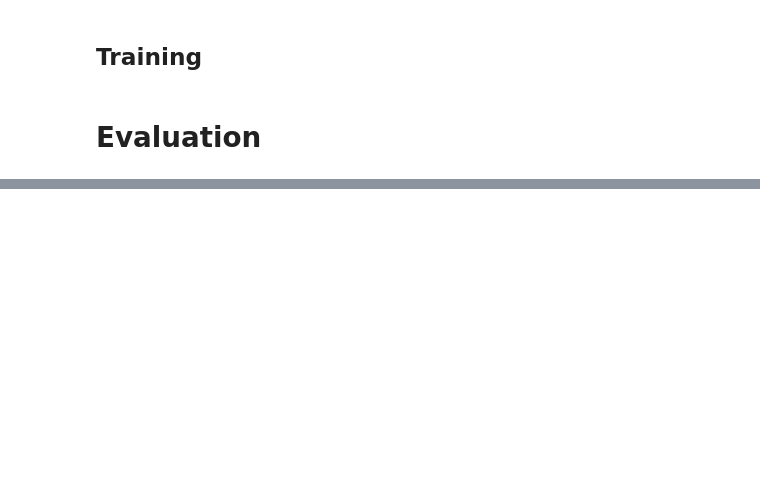
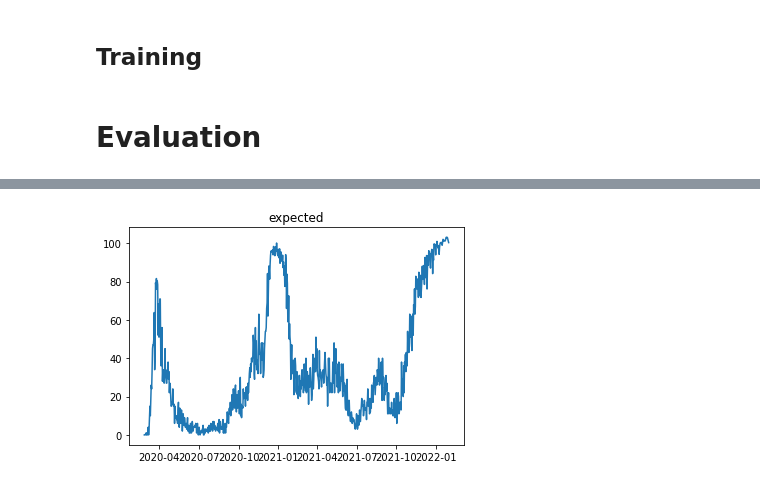
Before and after one commit to anuarsantoyo/master-thesis, a Jupyter notebook: model/220208_model_optimization.ipynb, the cells around one changed output, grey strips where cells are left out. Saved outputs shown, nothing was run; the diff lists cells and outputs as text; code cells hidden in the pictures; blank space fills up the shorter version.

```diff
--- a/model/220208_model_optimization.ipynb
+++ b/model/220208_model_optimization.ipynb
@@ -106,2 +93,7 @@ tensor([ 0.0399,  0.1174, -0.0270,  0.1582,  0.2437,  0.1707,  0.0692,  0.1002,
+# %%
+sigma_lower, sigma_upper = 0.00001, 0.5
+sigma_prime = bij_transform_inv(torch.tensor(0.1, device=device, dtype=dtype), sigma_lower, sigma_upper).detach().clone().requires_grad_(True)
+sigma = bij_transform(sigma_prime, sigma_lower, sigma_upper)
+epsilon_t = initialize_epsilon(num_observations, sigma, device, dtype)
 # %% [markdown]
 # Optimization
@@ -147,0 +128,6 @@ def calc_prior_loss(R0, sigma, phi, alpha):
+# %%
+plt.plot(df_obs['Date'], epsilon_t.detach().numpy())
+plt.title('expected')
+plt.show()
+# %% [output]
+[figure, added]
```
Also changed, not shown: parts of 15 cells of this notebook, 2 other files.
